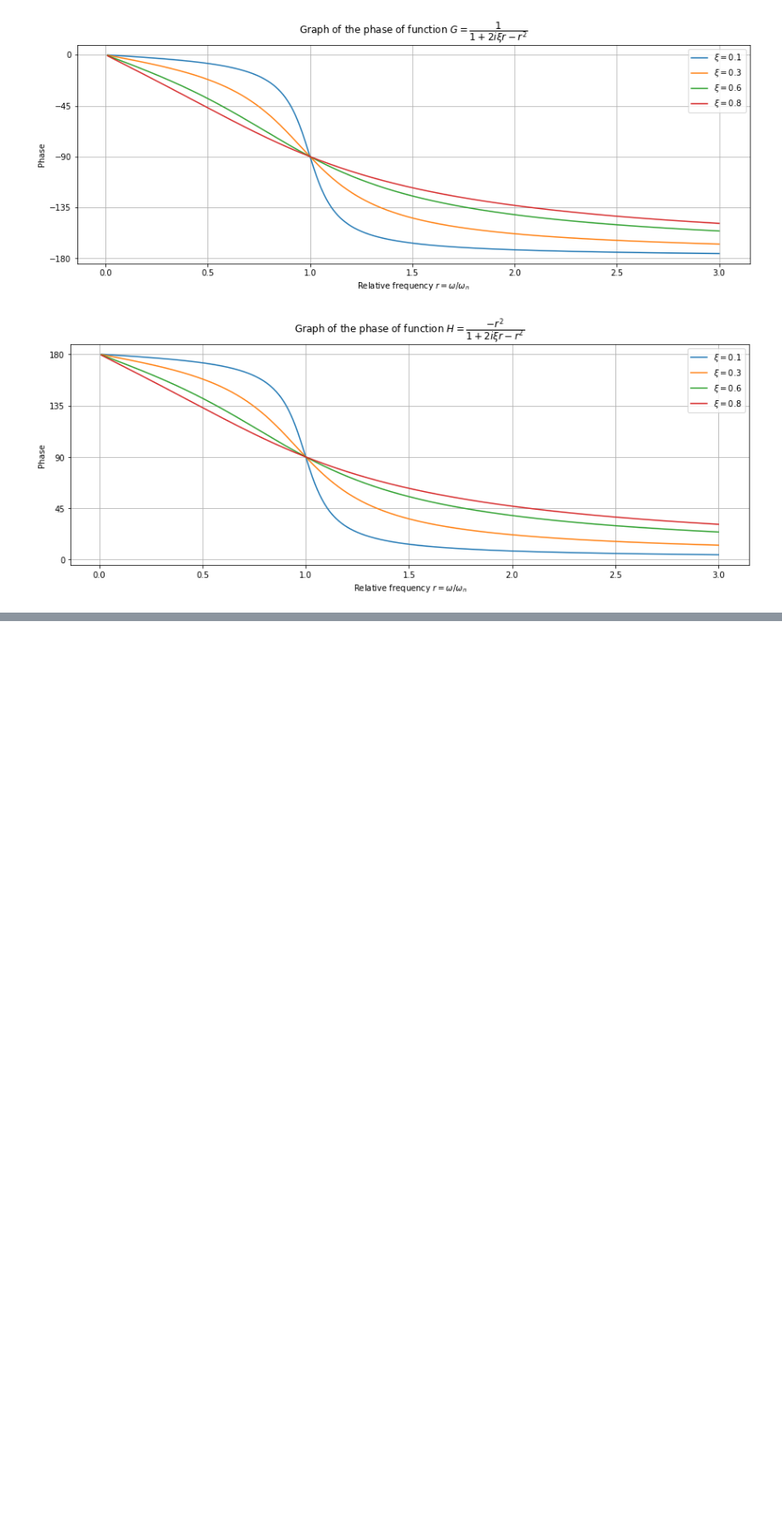
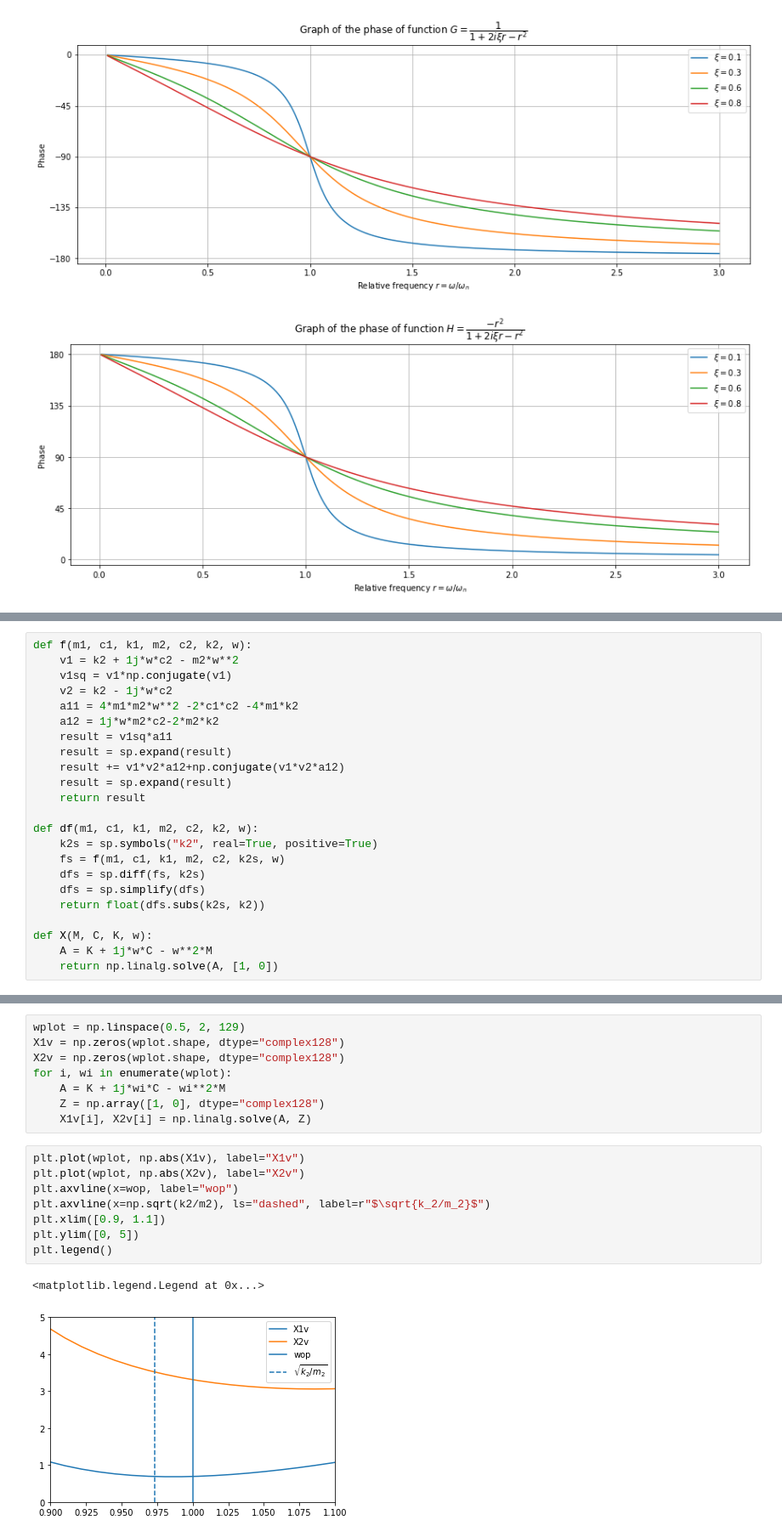
Before and after one commit to carlos-adir/UnB-Courses, a Jupyter notebook: vibracoes/dynamic-vibrations-abso.ipynb, the cells around one changed output, grey strips where cells are left out. Shown at 85% size. Drawn from its saved outputs; the diff is of its cells as text; blank space fills up the shorter version.

```diff
--- a/vibracoes/dynamic-vibrations-abso.ipynb
+++ b/vibracoes/dynamic-vibrations-abso.ipynb
@@ -254,0 +265,23 @@ $$
+# %%
+def f(m1, c1, k1, m2, c2, k2, w):
+    v1 = k2 + 1j*w*c2 - m2*w**2
+    v1sq = v1*np.conjugate(v1)
+    v2 = k2 - 1j*w*c2
+    a11 = 4*m1*m2*w**2 -2*c1*c2 -4*m1*k2
+    a12 = 1j*w*m2*c2-2*m2*k2
+    result = v1sq*a11
+    result = sp.expand(result)
+    result += v1*v2*a12+np.conjugate(v1*v2*a12)
+    result = sp.expand(result)
+    return result
+
+def df(m1, c1, k1, m2, c2, k2, w):
+    k2s = sp.symbols("k2", real=True, positive=True)
+    fs = f(m1, c1, k1, m2, c2, k2s, w)
+    dfs = sp.diff(fs, k2s)
+    dfs = sp.simplify(dfs)
+    return float(dfs.subs(k2s, k2))
+
+def X(M, C, K, w):
+    A = K + 1j*w*C - w**2*M
+    return np.linalg.solve(A, [1, 0])
@@ -254,0 +341,19 @@ $$
+# %%
+wplot = np.linspace(0.5, 2, 129)
+X1v = np.zeros(wplot.shape, dtype="complex128")
+X2v = np.zeros(wplot.shape, dtype="complex128")
+for i, wi in enumerate(wplot):
+    A = K + 1j*wi*C - wi**2*M
+    Z = np.array([1, 0], dtype="complex128")
+    X1v[i], X2v[i] = np.linalg.solve(A, Z)
+# %%
+plt.plot(wplot, np.abs(X1v), label="X1v")
+plt.plot(wplot, np.abs(X2v), label="X2v")
+plt.axvline(x=wop, label="wop")
+plt.axvline(x=np.sqrt(k2/m2), ls="dashed", label=r"$\sqrt{k_2/m_2}$")
+plt.xlim([0.9, 1.1])
+plt.ylim([0, 5])
+plt.legend()
+# %% [output]
+<matplotlib.legend.Legend at 0x...>
+[figure, added]
```
Also changed, not shown: parts of 7 cells of this notebook.
